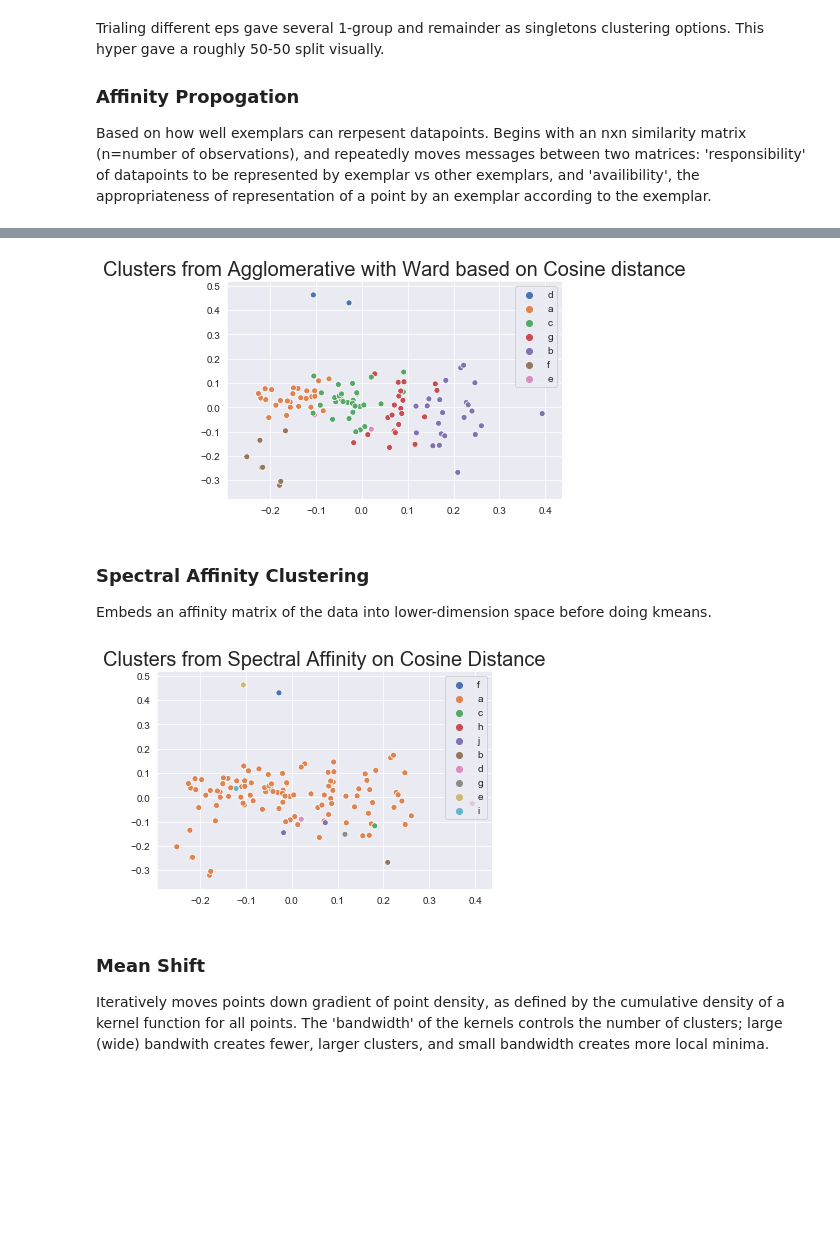
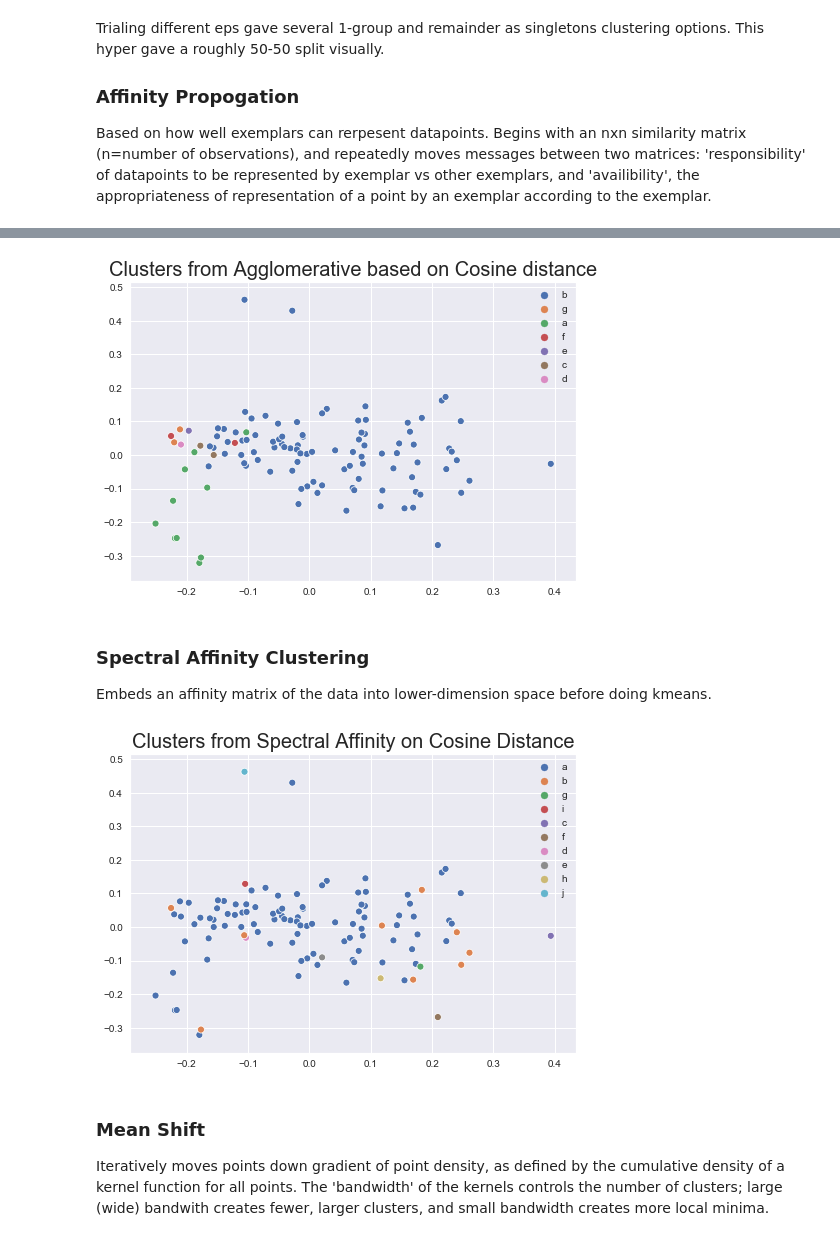
Before and after one commit to chrisoyer/unsupervised_learning-scifi_stories, a Jupyter notebook: scifi_stories.ipynb, the cells around one changed output, grey strips where cells are left out. Cells and saved outputs as stored; diff of their text form; code cells hidden in the pictures; blank space fills up the shorter version.

```diff
--- a/scifi_stories.ipynb
+++ b/scifi_stories.ipynb
@@ -211,4 +215,5 @@ X_tfidf = vectorizer.fit_transform(stories_df.tokenized_words.apply(lambda x: "
 #adding this causes worse performance
 X_tfidf = hstack([vectorizer.fit_transform(stories_df.bgrams.apply(lambda x: " ".join(x[0] + x[1])))])
 # %%
-X_tfidf_tr, X_tfidf_te, y_train, y_test = train_test_split(X_tfidf, stories_df.Author, test_size=.25)
+y = stories_df.Author
+X_tfidf_tr, X_tfidf_te, y_train, y_test = train_test_split(X_tfidf, y, test_size=.25)
@@ -217,7 +220,2 @@ X_tfidf_tr, X_tfidf_te, y_train, y_test = train_test_split(X_tfidf, stories_df.A
 # %%
 terms = vectorizer.get_feature_names()
-# %%
-#lda cycles through each word in each document, recalculating probility that word belongs to particular 'topic' - set of words that
-# can create a document
-lda = LatentDirichletAllocation(n_components=8, max_iter=10, learning_method='online',verbose=True)
-lda.fit_transform(X_tfidf_tr)
@@ -245,3 +221,0 @@ iteration: 10 of max_iter: 10
-# %%
-svd_topic = TruncatedSVD(n_components=8)
-svd_topic.fit_transform(X_tfidf_tr)
@@ -316,8 +243,8 @@ def visualize_clusters(model, name, Xpca=X_tfidf_pca, X=X_tfidf_tr):
     sns.scatterplot(x=Xpca[:, 0], y=Xpca[:, 1], hue=y_pred)
     plt.title("Clusters from {}".format(name), fontsize=20);
 # %%
-#create transformers to include in clustering pipelines
 class toarray_transformer(BaseEstimator, TransformerMixin):
+    '''create transformers to include in clustering pipelines: to_array'''
     def __init__(self, ):
         super()
 
@@ -330,6 +257,7 @@ class toarray_transformer(BaseEstimator, TransformerMixin):
         return X.toarray()
 
 class cosine_distance_tform(BaseEstimator, TransformerMixin):
+    '''create transformers to include in clustering pipelines: cosine dist'''
     def __init__(self, ):
         super()
 
@@ -448,11 +372,12 @@ visualize_clusters(agglom_av, "Agglomerative with Average Linkage")
 # %%
 #todo add squareform()  to pipeline to moot clusterwarning
-agglom_ward_cos = AgglomerativeClustering(linkage='ward', n_clusters=7)
-agglom_ward_cos = Pipeline(memory=None, steps=[('X_to_cosine_distance', cosine_distance_tform()),
-                                           ('agglo_ward', AgglomerativeClustering(linkage='ward', n_clusters=7))])
-visualize_clusters(agglom_ward_cos, "Agglomerative with Ward based on Cosine distance")
+agglom_cos = Pipeline(memory=None, steps=[('X_to_cosine_distance', cosine_distance_tform()),
+                                           ('agglo_ward', AgglomerativeClustering(linkage='complete',
+                                                                                  affinity='precomputed',
+                                                                                  n_clusters=7))])
+visualize_clusters(agglom_ward_cos, "Agglomerative based on Cosine distance")
 # %% [output]
-[figure, old version]
+[figure, new version]
 # %% [markdown]
 ### Spectral Affinity Clustering
 Embeds an affinity matrix of the data into lower-dimension space before doing kmeans.
@@ -462,7 +387,7 @@ spectralcosine = Pipeline(memory=None, steps=[('X_to_cos_distance', cosine_dista
                                               ('Spectr_cluster', SpectralClustering(affinity='precomputed', n_clusters=10))])
 visualize_clusters(spectralcosine, "Spectral Affinity on Cosine Distance")
 # %% [output]
-[figure, old version]
+[figure, new version]
 # %% [markdown]
 ### Mean Shift
 Iteratively moves points down gradient of point density, as defined by the cumulative density of a kernel function for all points. The 'bandwidth' of the kernels controls the number of clusters; large (wide) bandwith creates fewer, larger clusters, and small bandwidth creates more local minima.
```
Also changed, not shown: parts of 50 cells of this notebook.
